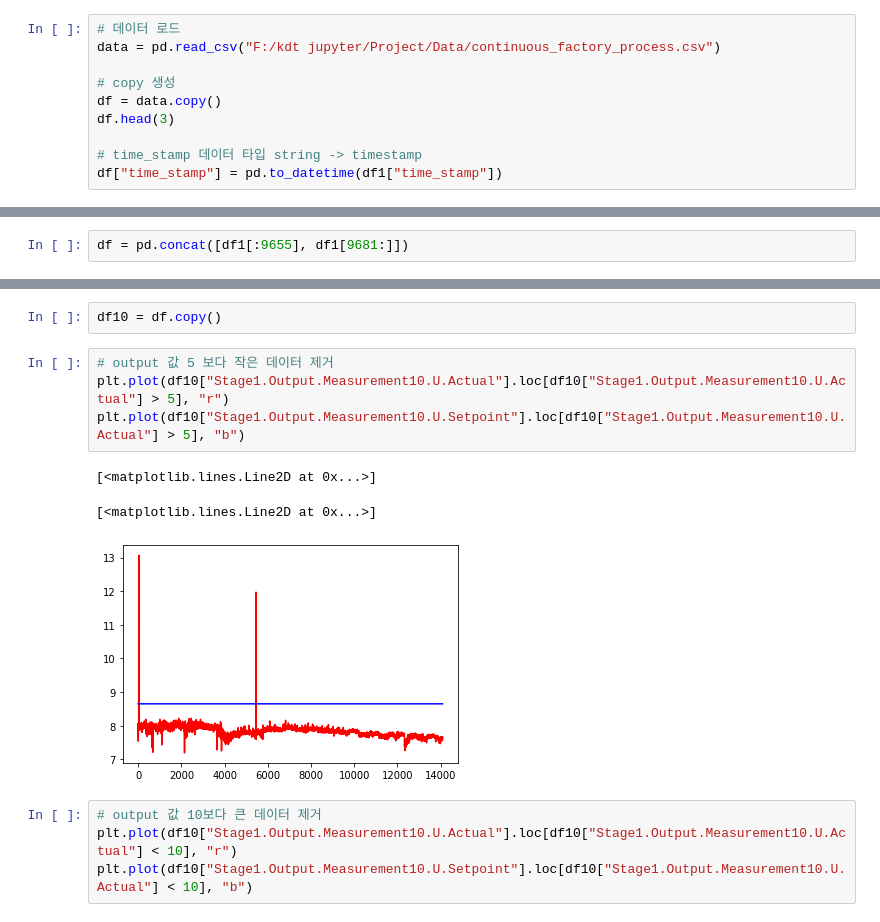
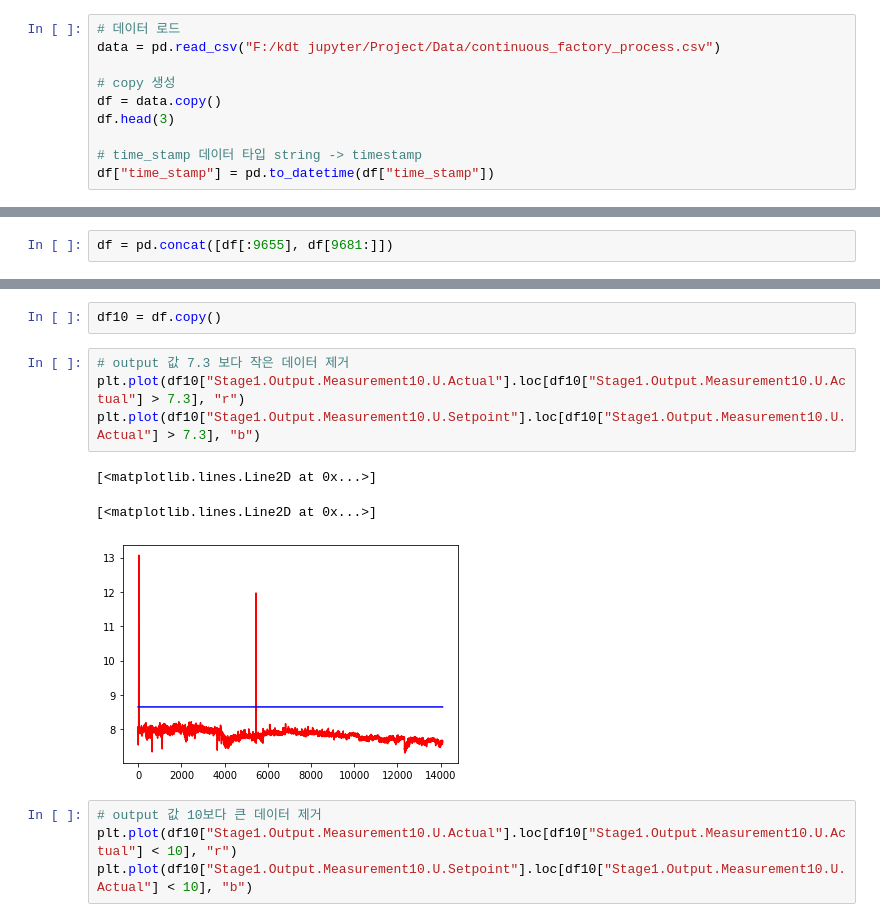
Before and after one commit to kimjaegu/continuous_factory_process, a Jupyter notebook: seunghoon_code/stage1_preprocessing.ipynb, the cells around one changed output, grey strips where cells are left out. Drawn from its saved outputs; the diff is of its cells as text.

Commit message:
stage1 preprocessed data

```diff
--- a/seunghoon_code/stage1_preprocessing.ipynb
+++ b/seunghoon_code/stage1_preprocessing.ipynb
@@ -17,7 +17,7 @@ df = data.copy()
 df.head(3)
 
 # time_stamp 데이터 타입 string -> timestamp
-df["time_stamp"] = pd.to_datetime(df1["time_stamp"])
+df["time_stamp"] = pd.to_datetime(df["time_stamp"])
 # %% [output]
 |  | time_stamp | AmbientConditions.AmbientHumidity... | AmbientConditions.AmbientTemperat... | Machine1.RawMaterial.Property1 | Machine1.RawMaterial.Property2 | ... |
 | 0 | 2019-03-06 10:52:33 | 17.24 | 23.53 | 11.54 | 200 | ... |
@@ -33,7 +27,7 @@ drop_rows = ["Machine1.Zone1Temperature.C.Actual", "Machine2.Zone1Temperature.C.
 # %% [markdown]
 ##### 9655 ~ 9680 이상치 인덱스 제거
 # %%
-df = pd.concat([df1[:9655], df1[9681:]])
+df = pd.concat([df[:9655], df[9681:]])
 # %% [markdown]
 ## Stage1 output0
 # %%
@@ -659,13 +551,13 @@ X9_reduced
 # %%
 df10 = df.copy()
 # %%
-# output 값 5 보다 작은 데이터 제거
-plt.plot(df10["Stage1.Output.Measurement10.U.Actual"].loc[df10["Stage1.Output.Measurement10.U.Actual"] > 5], "r")
-plt.plot(df10["Stage1.Output.Measurement10.U.Setpoint"].loc[df10["Stage1.Output.Measurement10.U.Actual"] > 5], "b")
+# output 값 7.3 보다 작은 데이터 제거
+plt.plot(df10["Stage1.Output.Measurement10.U.Actual"].loc[df10["Stage1.Output.Measurement10.U.Actual"] > 7.3], "r")
+plt.plot(df10["Stage1.Output.Measurement10.U.Setpoint"].loc[df10["Stage1.Output.Measurement10.U.Actual"] > 7.3], "b")
 # %% [output]
 [<matplotlib.lines.Line2D at 0x...>]
 [<matplotlib.lines.Line2D at 0x...>]
-[figure, old version]
+[figure, new version]
 # %%
 # output 값 10보다 큰 데이터 제거
 plt.plot(df10["Stage1.Output.Measurement10.U.Actual"].loc[df10["Stage1.Output.Measurement10.U.Actual"] < 10], "r")
```
Also changed, not shown: parts of 92 cells of this notebook, 19 other files.
